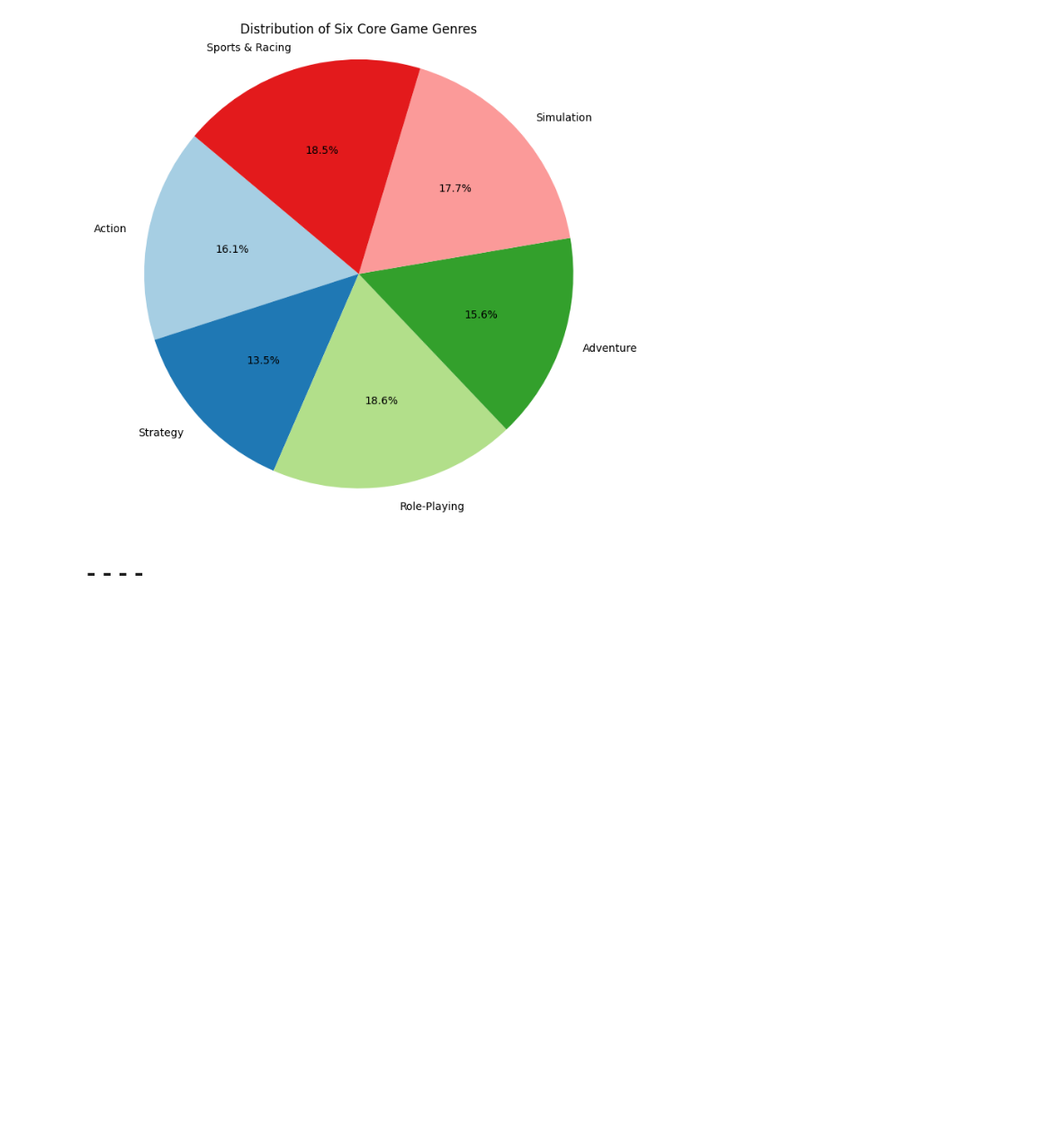
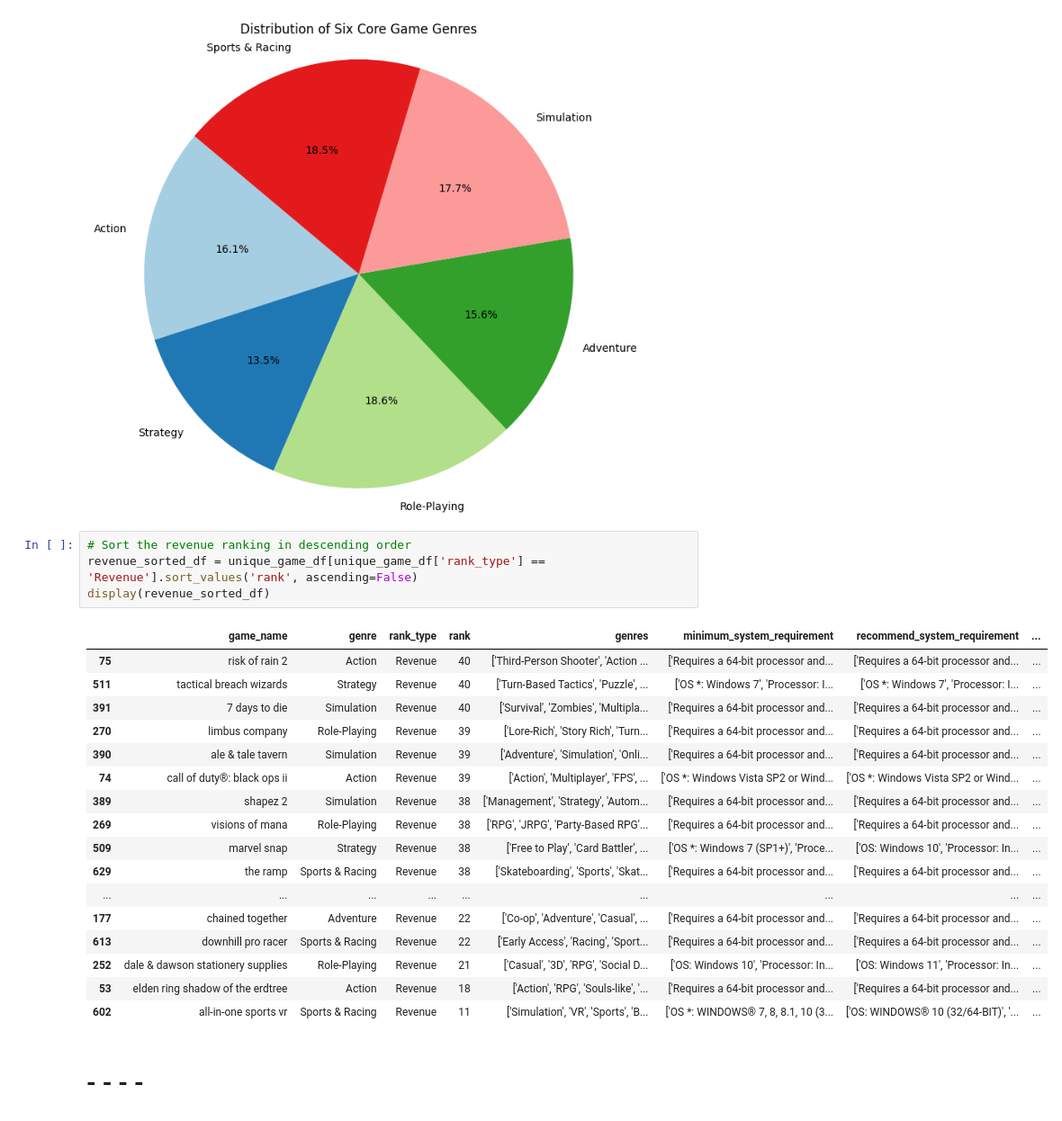
Before and after one commit to OfirBH/Steam_Final_Project, a Jupyter notebook: steam_final_project.ipynb, the cells around one changed output. Shown at 90% size. Drawn from its saved outputs; the diff is of its cells as text; blank space fills up the shorter version.

```diff
--- a/steam_final_project.ipynb
+++ b/steam_final_project.ipynb
@@ -1365,6 +1496,28 @@ plt.axis('equal')
 plt.show()
 # %% [output]
 [figure]
+# %%
+# Sort the revenue ranking in descending order
+revenue_sorted_df = unique_game_df[unique_game_df['rank_type'] == 'Revenue'].sort_values('rank', ascending=False)
+display(revenue_sorted_df)
+# %% [output]
+|  | game_name | genre | rank_type | rank | genres | minimum_system_requirement | recommend_system_requirement | ... |
+| 75 | risk of rain 2 | Action | Revenue | 40 | ['Third-Person Shooter', 'Action ... | ['Requires a 64-bit processor and... | ['Requires a 64-bit processor and... | ... |
+| 511 | tactical breach wizards | Strategy | Revenue | 40 | ['Turn-Based Tactics', 'Puzzle', ... | ['OS *: Windows 7', 'Processor: I... | ['OS *: Windows 7', 'Processor: I... | ... |
+| 391 | 7 days to die | Simulation | Revenue | 40 | ['Survival', 'Zombies', 'Multipla... | ['Requires a 64-bit processor and... | ['Requires a 64-bit processor and... | ... |
+| 270 | limbus company | Role-Playing | Revenue | 39 | ['Lore-Rich', 'Story Rich', 'Turn... | ['Requires a 64-bit processor and... | ['Requires a 64-bit processor and... | ... |
+| 390 | ale & tale tavern | Simulation | Revenue | 39 | ['Adventure', 'Simulation', 'Onli... | ['Requires a 64-bit processor and... | ['Requires a 64-bit processor and... | ... |
+| 74 | call of duty®: black ops ii | Action | Revenue | 39 | ['Action', 'Multiplayer', 'FPS', ... | ['OS *: Windows Vista SP2 or Wind... | ['OS *: Windows Vista SP2 or Wind... | ... |
+| 389 | shapez 2 | Simulation | Revenue | 38 | ['Management', 'Strategy', 'Autom... | ['Requires a 64-bit processor and... | ['Requires a 64-bit processor and... | ... |
+| 269 | visions of mana | Role-Playing | Revenue | 38 | ['RPG', 'JRPG', 'Party-Based RPG'... | ['Requires a 64-bit processor and... | ['Requires a 64-bit processor and... | ... |
+| 509 | marvel snap | Strategy | Revenue | 38 | ['Free to Play', 'Card Battler', ... | ['OS *: Windows 7 (SP1+)', 'Proce... | ['OS: Windows 10', 'Processor: In... | ... |
+| 629 | the ramp | Sports & Racing | Revenue | 38 | ['Skateboarding', 'Sports', 'Skat... | ['Requires a 64-bit processor and... | ['Requires a 64-bit processor and... | ... |
+| ... | ... | ... | ... | ... | ... | ... | ... | ... |
+| 177 | chained together | Adventure | Revenue | 22 | ['Co-op', 'Adventure', 'Casual', ... | ['Requires a 64-bit processor and... | ['Requires a 64-bit processor and... | ... |
+| 613 | downhill pro racer | Sports & Racing | Revenue | 22 | ['Early Access', 'Racing', 'Sport... | ['Requires a 64-bit processor and... | ['Requires a 64-bit processor and... | ... |
+| 252 | dale & dawson stationery supplies | Role-Playing | Revenue | 21 | ['Casual', '3D', 'RPG', 'Social D... | ['OS: Windows 10', 'Processor: In... | ['OS: Windows 11', 'Processor: In... | ... |
+| 53 | elden ring shadow of the erdtree | Action | Revenue | 18 | ['Action', 'RPG', 'Souls-like', '... | ['Requires a 64-bit processor and... | ['Requires a 64-bit processor and... | ... |
+| 602 | all-in-one sports vr | Sports & Racing | Revenue | 11 | ['Simulation', 'VR', 'Sports', 'B... | ['OS *: WINDOWS® 7, 8, 8.1, 10 (3... | ['OS: WINDOWS® 10 (32/64-BIT)', '... | ... |
 # %% [markdown]
 # -  -  -  -
 # %% [markdown]
```
Also changed, not shown: parts of 10 cells of this notebook.
